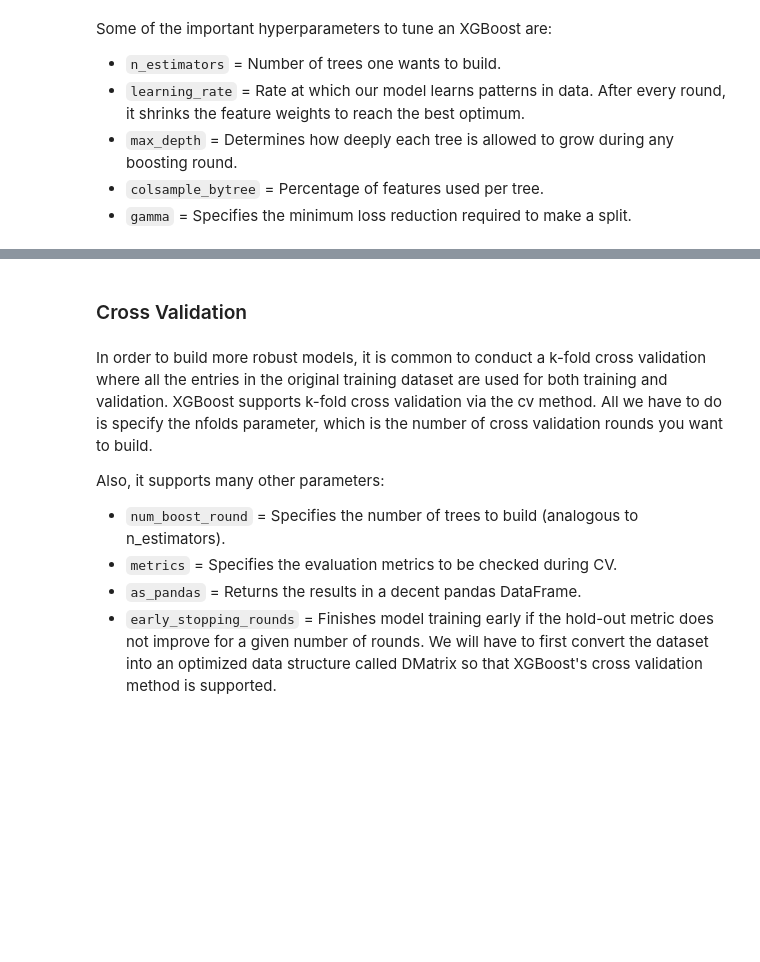
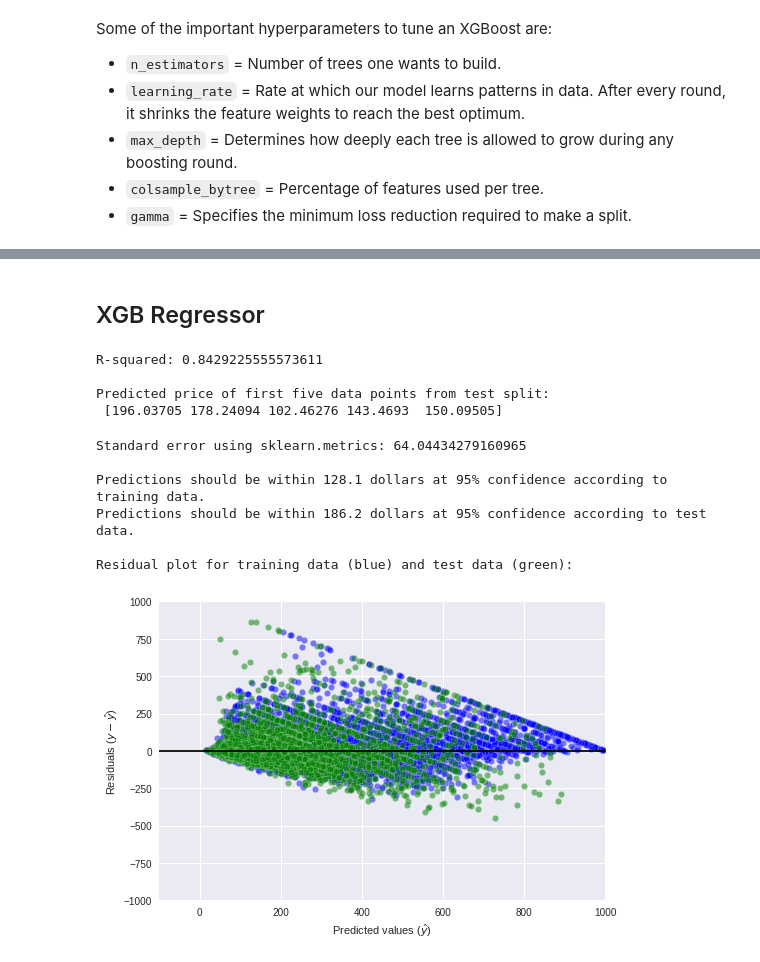
Before and after one commit to bitnahian/Sydney-AirBnB-Data-Analysis, a Jupyter notebook: notebooks/Predictive Modelling.ipynb, the cells around one changed output, grey strips where cells are left out. Cells and saved outputs as stored; diff of their text form; code cells hidden in the pictures; blank space fills up the shorter version.

```diff
--- a/notebooks/Predictive Modelling.ipynb
+++ b/notebooks/Predictive Modelling.ipynb
@@ -994,12 +917,0 @@ Residual plot for training data (blue) and test data (green):
-# %% [markdown]
-### Cross Validation
-# %% [markdown]
-In order to build more robust models, it is common to conduct a k-fold cross validation where all the entries in the original training dataset are used for both training and validation. XGBoost supports k-fold cross validation via the cv method. All we have to do is specify the nfolds parameter, which is the number of cross validation rounds you want to build.
-
-Also, it supports many other parameters:
-
-- `num_boost_round`    = Specifies the number of trees to build (analogous to n_estimators).
-- `metrics`    = Specifies the evaluation metrics to be checked during CV.
-- `as_pandas`   = Returns the results in a decent pandas DataFrame.
-- `early_stopping_rounds` = Finishes model training early if the hold-out metric does not improve for a given number of rounds.
-We will have to first convert the dataset into an optimized data structure called DMatrix so that XGBoost's cross validation method is supported.
@@ -1007,0 +918,19 @@ xg_train = xgb.DMatrix(data=X_train, label=y_train)
+# %% [markdown]
+## XGB Regressor
+# %%
+gb, X_train, X_test, y_train, y_test = pipeline(xgb.XGBRegressor, features_recoded, target,  alg_params=gbs.best_params_)
+# %% [output]
+R-squared: 0.8429225555573611
+
+Predicted price of first five data points from test split:
+ [196.03705 178.24094 102.46276 143.4693  150.09505]
+# %%
+evaluate_model(gb, X_train, X_test, y_train, y_test, _type='xgb')
+# %% [output]
+Standard error using sklearn.metrics: 64.04434279160965
+
+Predictions should be within 128.1 dollars at 95% confidence according to training data.
+Predictions should be within 186.2 dollars at 95% confidence according to test data.
+
+Residual plot for training data (blue) and test data (green):
+[figure, added]
```
Also changed, not shown: parts of 58 cells of this notebook, 8 other files.
